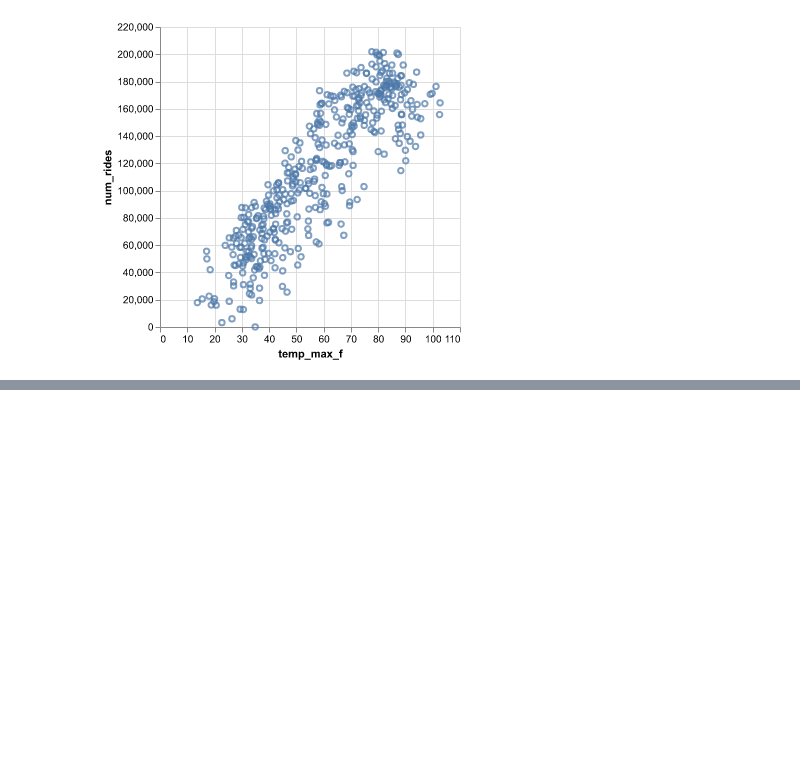
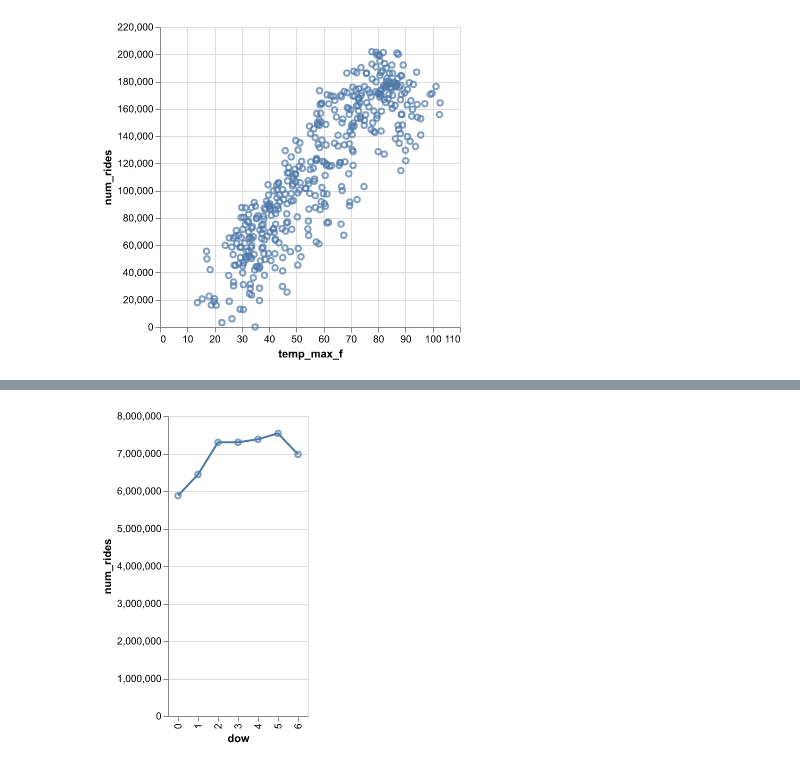
Before and after one commit to awitten1/nyc_transit_data, a Jupyter notebook: citibike_explo.ipynb, the cells around one changed output, grey strips where cells are left out. Saved outputs shown, nothing was run; the diff lists cells and outputs as text; code cells hidden in the pictures; blank space fills up the shorter version.

```diff
--- a/citibike_explo.ipynb
+++ b/citibike_explo.ipynb
@@ -91,0 +106,18 @@ alt.Chart(df).mark_point().encode(
+# %%
+# SELECT dayname(DATE '2026-03-11');
+base = alt.Chart(
+    conn.execute(
+        """
+        select extract('dow' FROM started_at) dow, count(1) num_rides
+        from cb_data.rides
+        group by dow
+        order by dow asc
+        """
+    ).df()
+).encode(x='dow:N',y=alt.Y('num_rides:Q'),tooltip=['dow','num_rides'])
+
+base.mark_point().interactive() + base.mark_line()
+
+#     y=alt.Y('num_rides:Q', scale=alt.Scale(domain=[4000, 8000], zero=False))
+# %% [output]
+[figure, added]
```
Also changed, not shown: parts of 3 cells of this notebook.
